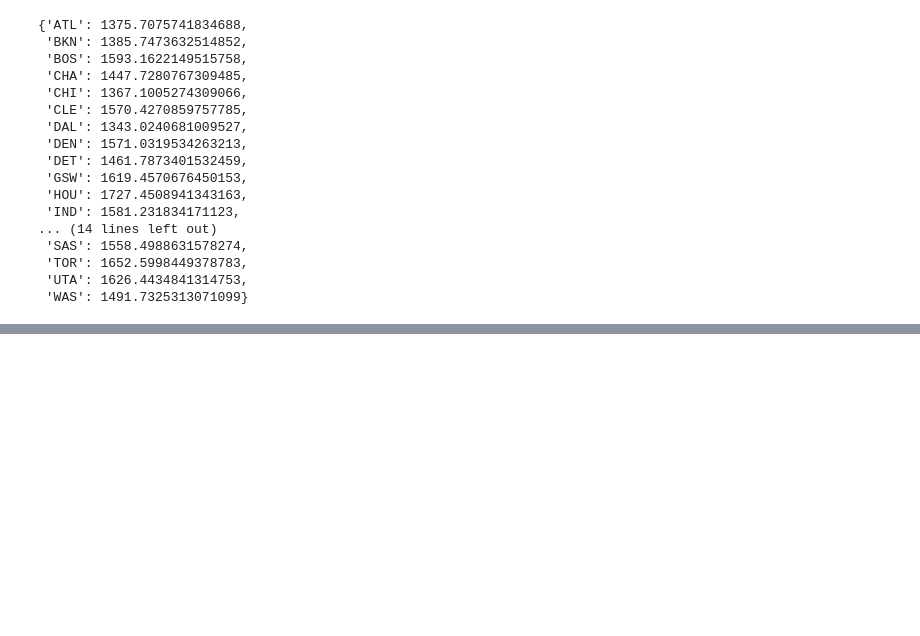
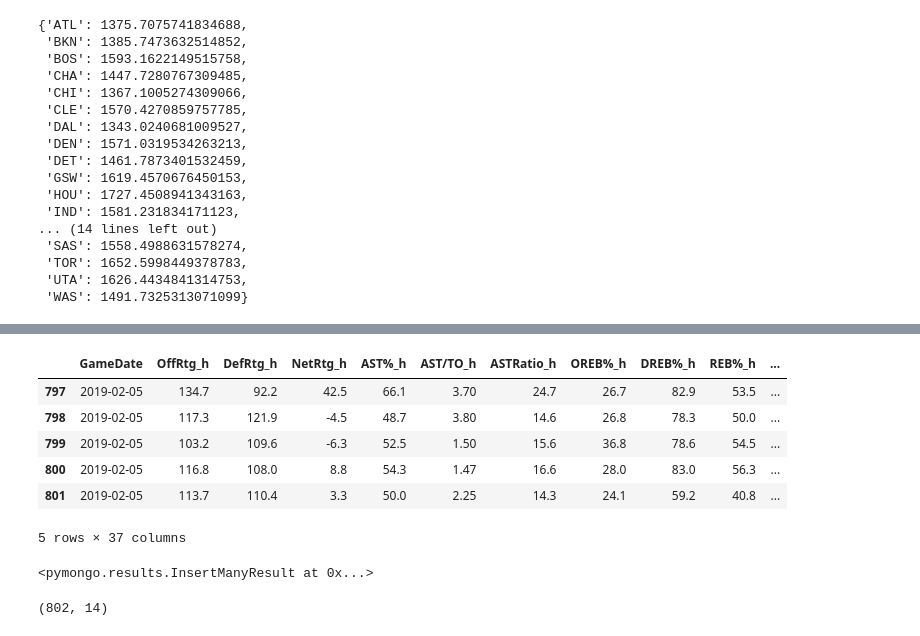
Before and after one commit to charlehl/project-three-nba-predict, a Jupyter notebook: exploratory/score_predict.ipynb, the cells around one changed output, grey strips where cells are left out. Saved outputs shown, nothing was run; the diff lists cells and outputs as text; code cells hidden in the pictures; blank space fills up the shorter version.

Commit message:
add score predictor

```diff
--- a/exploratory/score_predict.ipynb
+++ b/exploratory/score_predict.ipynb
@@ -419,0 +673,9 @@ array([10.1279262 , -4.08551689,  3.26405907,  0.56223314, -1.23909495,
+# %%
+temp_df['ELO'] = eloScores
+temp_df['HomeTeam'] = homeTeam
+temp_df['RoadTeam'] = roadTeam
+# %%
+home_df = temp_df[temp_df['Team'] == temp_df['HomeTeam']]
+road_df = temp_df[temp_df['Team'] == temp_df['RoadTeam']]
+# %%
+game_df = pd.merge(home_df, road_df, how='inner', on=['HomeTeam', 'RoadTeam', 'GameDate'], suffixes=('_h', '_r'), validate="one_to_one")
@@ -419,0 +693,12 @@ array([10.1279262 , -4.08551689,  3.26405907,  0.56223314, -1.23909495,
+# %%
+game_df = game_df.drop(['Team_h', 'Team_r', 'MatchUp_h', 'MatchUp_r', 'W/L_h', 'W/L_r'], axis=1)
+# %%
+game_df.tail()
+# %% [output]
+|  | GameDate | OffRtg_h | DefRtg_h | NetRtg_h | AST%_h | AST/TO_h | ASTRatio_h | OREB%_h | DREB%_h | REB%_h | ... |
+| 797 | 2019-02-05 | 134.7 | 92.2 | 42.5 | 66.1 | 3.70 | 24.7 | 26.7 | 82.9 | 53.5 | ... |
+| 798 | 2019-02-05 | 117.3 | 121.9 | -4.5 | 48.7 | 3.80 | 14.6 | 26.8 | 78.3 | 50.0 | ... |
+| 799 | 2019-02-05 | 103.2 | 109.6 | -6.3 | 52.5 | 1.50 | 15.6 | 36.8 | 78.6 | 54.5 | ... |
+| 800 | 2019-02-05 | 116.8 | 108.0 | 8.8 | 54.3 | 1.47 | 16.6 | 28.0 | 83.0 | 56.3 | ... |
+| 801 | 2019-02-05 | 113.7 | 110.4 | 3.3 | 50.0 | 2.25 | 14.3 | 24.1 | 59.2 | 40.8 | ... |
+5 rows × 37 columns
@@ -419,0 +710,4 @@ array([10.1279262 , -4.08551689,  3.26405907,  0.56223314, -1.23909495,
+# %%
+db.score_pred_testing_data.insert_many(items_db)
+# %% [output]
+<pymongo.results.InsertManyResult at 0x...>
@@ -419,0 +719,4 @@ array([10.1279262 , -4.08551689,  3.26405907,  0.56223314, -1.23909495,
+# %%
+X_test.shape
+# %% [output]
+(802, 14)
```
Also changed, not shown: parts of 94 cells of this notebook, 26 other files.
